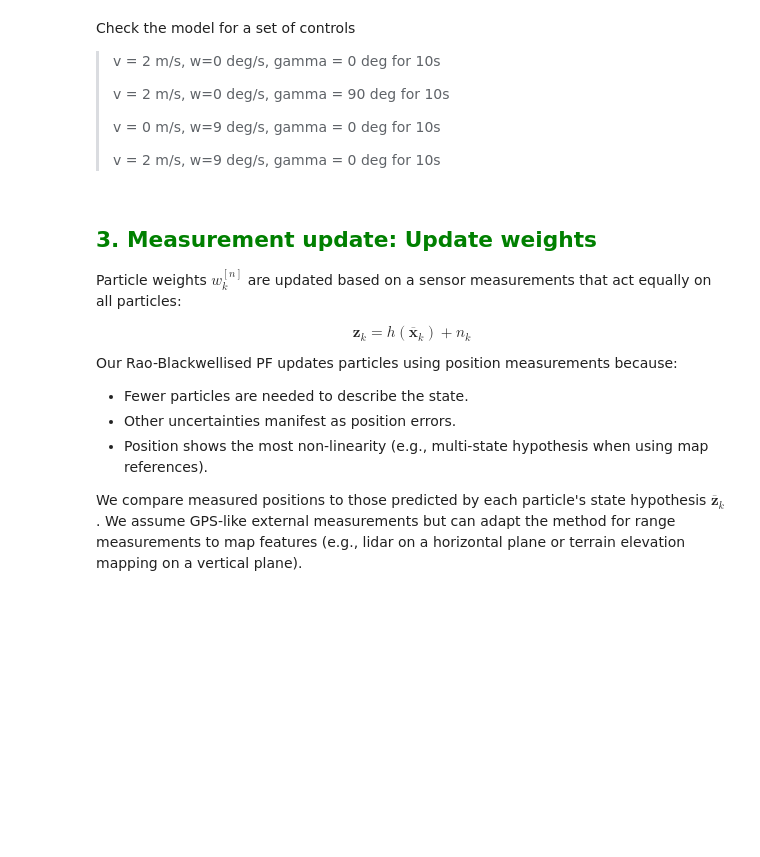
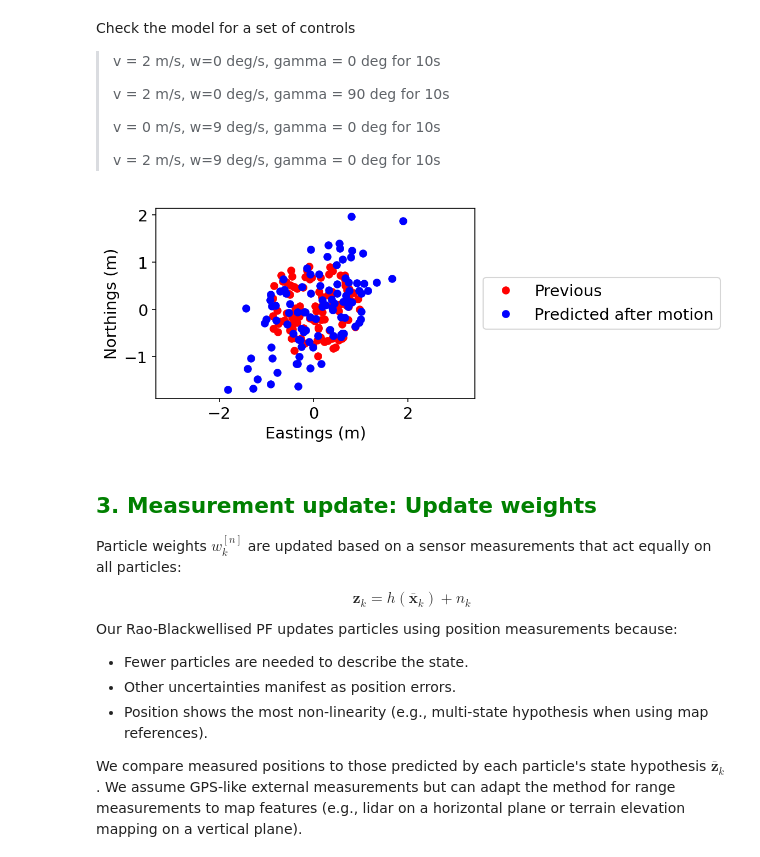
Before and after one commit to skyemckech/FEEG6043-Group, a Jupyter notebook: src/Tutorials/tutorial 5/pf.ipynb, the cells around one changed output. Cells and saved outputs as stored; diff of their text form; code cells hidden in the pictures; blank space fills up the shorter version.

```diff
--- a/src/Tutorials/tutorial 5/pf.ipynb
+++ b/src/Tutorials/tutorial 5/pf.ipynb
@@ -314,36 +337,38 @@ Check the model for a set of controls
 N=100; centre = [0,0]; radius = 1
 particles = Particles(N)
 initialise_particle_distribution(particles, centre, radius)
 
 #######################################
 # set some noise parameters
 #######################################
 g_std = np.deg2rad(1) #rad
 x_dot_std = 0.1 #m/s
 g_dot_std = np.deg2rad(1) #rad/s
 
 #######################################
 # set control and heading
 #######################################
 u=Vector(2)
-u[0] = ? # m/s
-u[1] = ? # rad/s
+u[0] = 0 # m/s
+u[1] = np.deg2rad(9) # rad/s
 dt = 10
 
-gamma = ? #rad
+gamma = np.deg2rad(9) #rad
 
 #######################################
 # use the motion model
 #######################################
 discrete_motion_model(particles, gamma, u, dt, [g_std**2, x_dot_std**2, g_dot_std**2])
 
 #######################################
 # plot particles after motion prediction
 #######################################
 plt.plot(prev_particles.eastings, prev_particles.northings, 'ro', label = 'Previous')
 plt.plot(particles.eastings, particles.northings, 'bo', label = 'Predicted after motion')
 plt.xlabel("Eastings (m)"); plt.ylabel("Northings (m)"); plt.axis('equal')
 plt.legend(loc='center left', bbox_to_anchor=(1, 0.5)); plt.show()
+# %% [output]
+[figure, added]
 # %% [markdown]
 ## <span style="color:green">3. Measurement update: Update weights</span>
 Particle weights $w^{[n]}_k$ are updated based on a sensor measurements that act equally on all particles:
```
Also changed, not shown: parts of 17 cells of this notebook, 22 other files.
